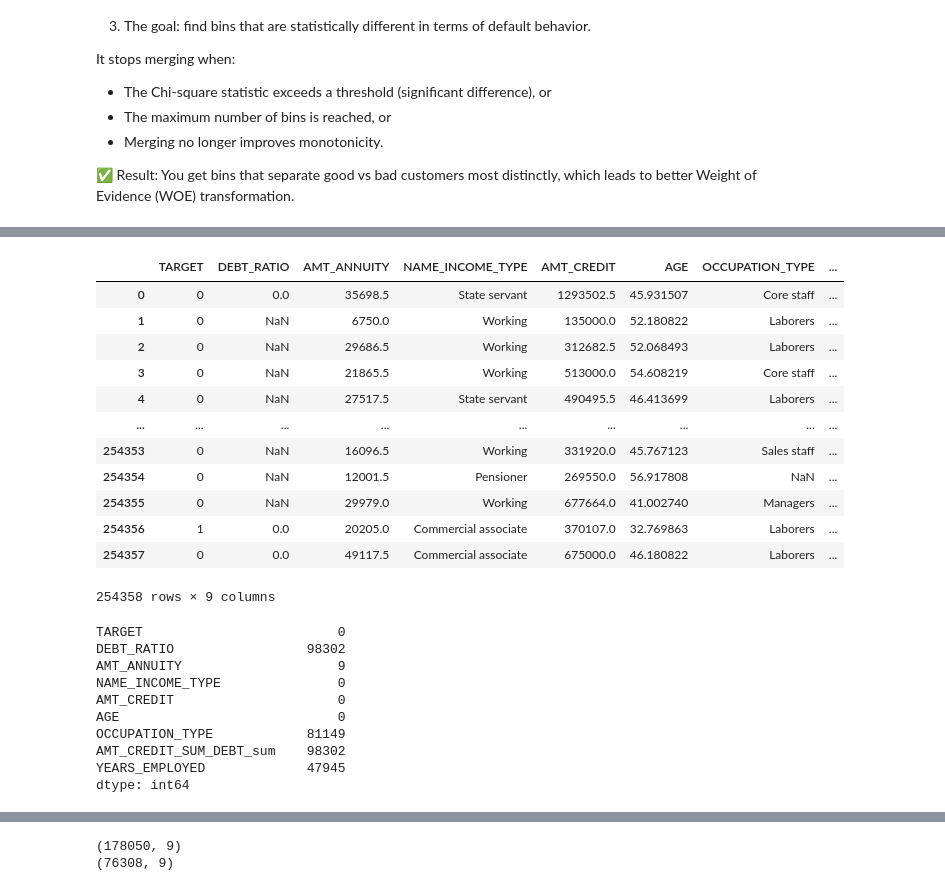
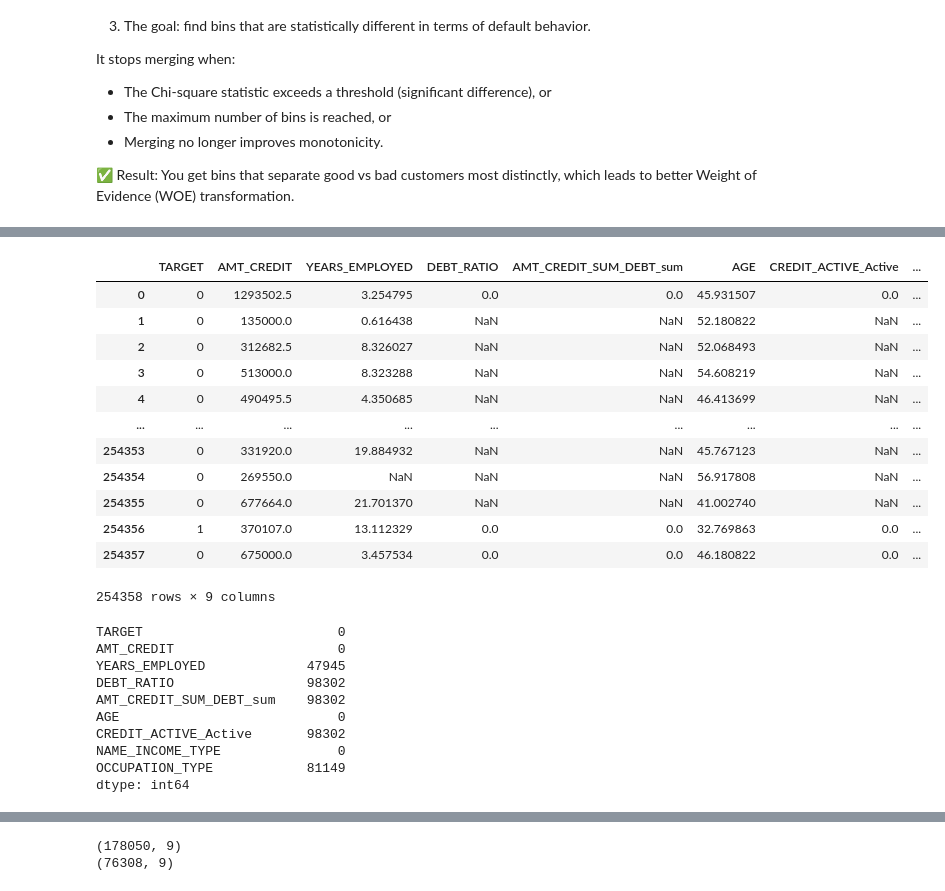
Before and after one commit to JohnErnestTan/Financial-Analytics-for-Elderly-care-Support-Loan-IS453, a Jupyter notebook: scorecard_chi_square_V2.ipynb, the cells around one changed output, grey strips where cells are left out. Saved outputs shown, nothing was run; the diff lists cells and outputs as text; code cells hidden in the pictures.

```diff
--- a/scorecard_chi_square_V2.ipynb
+++ b/scorecard_chi_square_V2.ipynb
@@ -47,0 +30,3 @@ df
+# %%
+df = pd.read_csv("merged_applicant_and_bureau_cleaned_2.csv")
+df
@@ -48,42 +47,42 @@ df
 # %%
 df = df[[
     "TARGET",
+    "AMT_CREDIT",
+    'YEARS_EMPLOYED',
     "DEBT_RATIO",
-    "AMT_ANNUITY",
-    "NAME_INCOME_TYPE",
-    "AMT_CREDIT",
-    "AGE",
-    "OCCUPATION_TYPE",
-    "AMT_CREDIT_SUM_DEBT_sum",
-    "YEARS_EMPLOYED"
+    'AMT_CREDIT_SUM_DEBT_sum',
+    'AGE',
+    "CREDIT_ACTIVE_Active",
+    'NAME_INCOME_TYPE',
+    'OCCUPATION_TYPE'
 ]]
 df
 # %% [output]
-|  | TARGET | DEBT_RATIO | AMT_ANNUITY | NAME_INCOME_TYPE | AMT_CREDIT | AGE | OCCUPATION_TYPE | ... |
-| 0 | 0 | 0.0 | 35698.5 | State servant | 1293502.5 | 45.931507 | Core staff | ... |
-| 1 | 0 | NaN | 6750.0 | Working | 135000.0 | 52.180822 | Laborers | ... |
-| 2 | 0 | NaN | 29686.5 | Working | 312682.5 | 52.068493 | Laborers | ... |
-| 3 | 0 | NaN | 21865.5 | Working | 513000.0 | 54.608219 | Core staff | ... |
-| 4 | 0 | NaN | 27517.5 | State servant | 490495.5 | 46.413699 | Laborers | ... |
+|  | TARGET | AMT_CREDIT | YEARS_EMPLOYED | DEBT_RATIO | AMT_CREDIT_SUM_DEBT_sum | AGE | CREDIT_ACTIVE_Active | ... |
+| 0 | 0 | 1293502.5 | 3.254795 | 0.0 | 0.0 | 45.931507 | 0.0 | ... |
+| 1 | 0 | 135000.0 | 0.616438 | NaN | NaN | 52.180822 | NaN | ... |
+| 2 | 0 | 312682.5 | 8.326027 | NaN | NaN | 52.068493 | NaN | ... |
+| 3 | 0 | 513000.0 | 8.323288 | NaN | NaN | 54.608219 | NaN | ... |
+| 4 | 0 | 490495.5 | 4.350685 | NaN | NaN | 46.413699 | NaN | ... |
 | ... | ... | ... | ... | ... | ... | ... | ... | ... |
-| 254353 | 0 | NaN | 16096.5 | Working | 331920.0 | 45.767123 | Sales staff | ... |
-| 254354 | 0 | NaN | 12001.5 | Pensioner | 269550.0 | 56.917808 | NaN | ... |
-| 254355 | 0 | NaN | 29979.0 | Working | 677664.0 | 41.002740 | Managers | ... |
-| 254356 | 1 | 0.0 | 20205.0 | Commercial associate | 370107.0 | 32.769863 | Laborers | ... |
-| 254357 | 0 | 0.0 | 49117.5 | Commercial associate | 675000.0 | 46.180822 | Laborers | ... |
+| 254353 | 0 | 331920.0 | 19.884932 | NaN | NaN | 45.767123 | NaN | ... |
+| 254354 | 0 | 269550.0 | NaN | NaN | NaN | 56.917808 | NaN | ... |
+| 254355 | 0 | 677664.0 | 21.701370 | NaN | NaN | 41.002740 | NaN | ... |
+| 254356 | 1 | 370107.0 | 13.112329 | 0.0 | 0.0 | 32.769863 | 0.0 | ... |
+| 254357 | 0 | 675000.0 | 3.457534 | 0.0 | 0.0 | 46.180822 | 0.0 | ... |
 254358 rows × 9 columns
 # %%
 df.isnull().sum()
 # %% [output]
 TARGET                         0
+AMT_CREDIT                     0
+YEARS_EMPLOYED             47945
 DEBT_RATIO                 98302
-AMT_ANNUITY                    9
+AMT_CREDIT_SUM_DEBT_sum    98302
+AGE                            0
+CREDIT_ACTIVE_Active       98302
 NAME_INCOME_TYPE               0
-AMT_CREDIT                     0
-AGE                            0
 OCCUPATION_TYPE            81149
-AMT_CREDIT_SUM_DEBT_sum    98302
-YEARS_EMPLOYED             47945
 dtype: int64
 # %%
 # Fill numeric columns with 0
```
Also changed, not shown: parts of 19 cells of this notebook, 4 other files.
